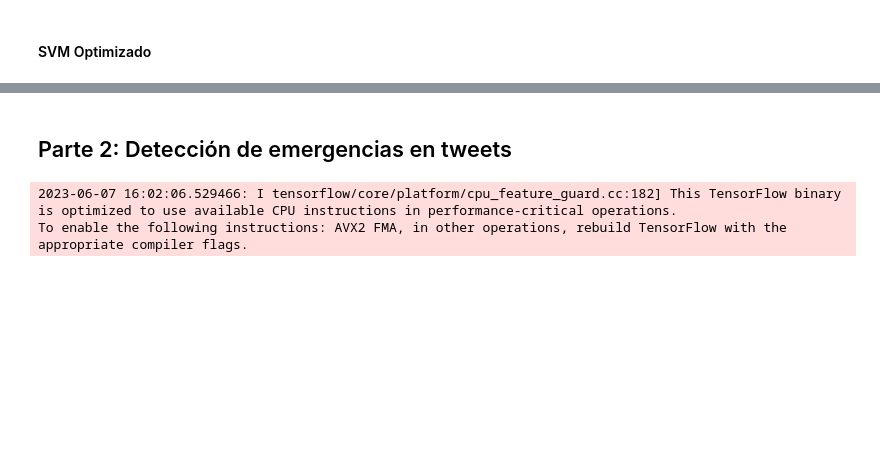
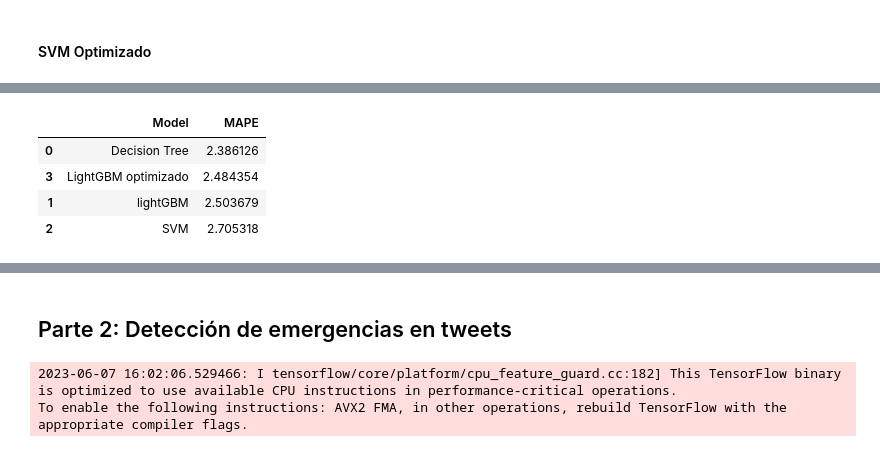
Before and after one commit to jgilaberts/Prueba-Github, a Jupyter notebook: Practica Final_Javier Gilabert_GitHub.ipynb, the cells around one changed output, grey strips where cells are left out. Saved outputs shown, nothing was run; the diff lists cells and outputs as text; code cells hidden in the pictures; blank space fills up the shorter version.

```diff
--- a/Practica Final_Javier Gilabert_GitHub.ipynb
+++ b/Practica Final_Javier Gilabert_GitHub.ipynb
@@ -312,10 +348,11 @@ summary_df
 # %% [markdown]
 #### SVM Optimizado
 # %%
-param_grid_svm = {'C': [1, 10, 100], 'gamma': ['scale', 'auto']}
+param_grid_svm = {'C': [1, 10, 100],'gamma':[0.1, 0.5, 1.0]}
 
 # Realizar la búsqueda de hiperparámetros para Support Vector Machines
-grid_search_svm = GridSearchCV(svr, param_grid_svm, scoring='neg_mean_absolute_percentage_error', cv=5)
-grid_search_svm.fit(X_train, y_train)
+boost_svr = SVR(kernel='linear')
+randomized_search_svm = RandomizedSearchCV(boost_svr, param_grid_svm, scoring='neg_mean_absolute_percentage_error', cv=5)
+randomized_search_svm.fit(X_train, y_train)
 # %%
 # Obtener el mejor modelo y los mejores parámetros para Support Vector Machines
@@ -324,4 +361,4 @@ best_params_svm = grid_search_svm.best_params_
 # %%
-mape_5  = mean_absolute_percentage_error(y_test, grid_search_svm.predict(X_test))
+mape_5  = mean_absolute_percentage_error(y_test, randomized_search_svm.predict(X_test))
 summary_df = summary_df.append({'Model':'SVM', 'MAPE':mape_5}, ignore_index=True)
 summary_df
@@ -329,0 +365,9 @@ summary_df
+# %%
+summary_df = summary_df.sort_values('MAPE')
+summary_df
+# %% [output]
+|  | Model | MAPE |
+| 0 | Decision Tree | 2.386126 |
+| 3 | LightGBM optimizado | 2.484354 |
+| 1 | lightGBM | 2.503679 |
+| 2 | SVM | 2.705318 |
```
Also changed, not shown: parts of 10 cells of this notebook.
